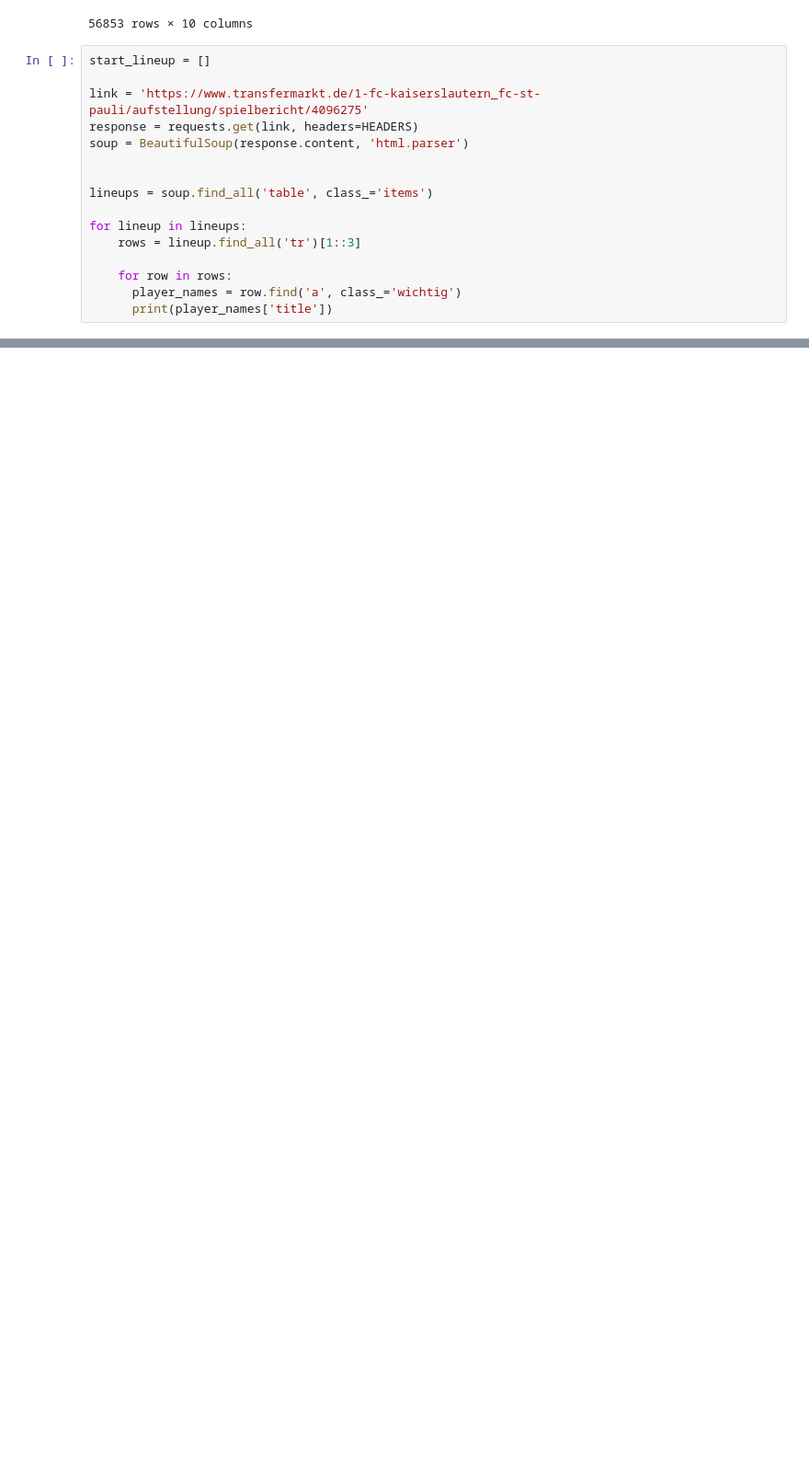
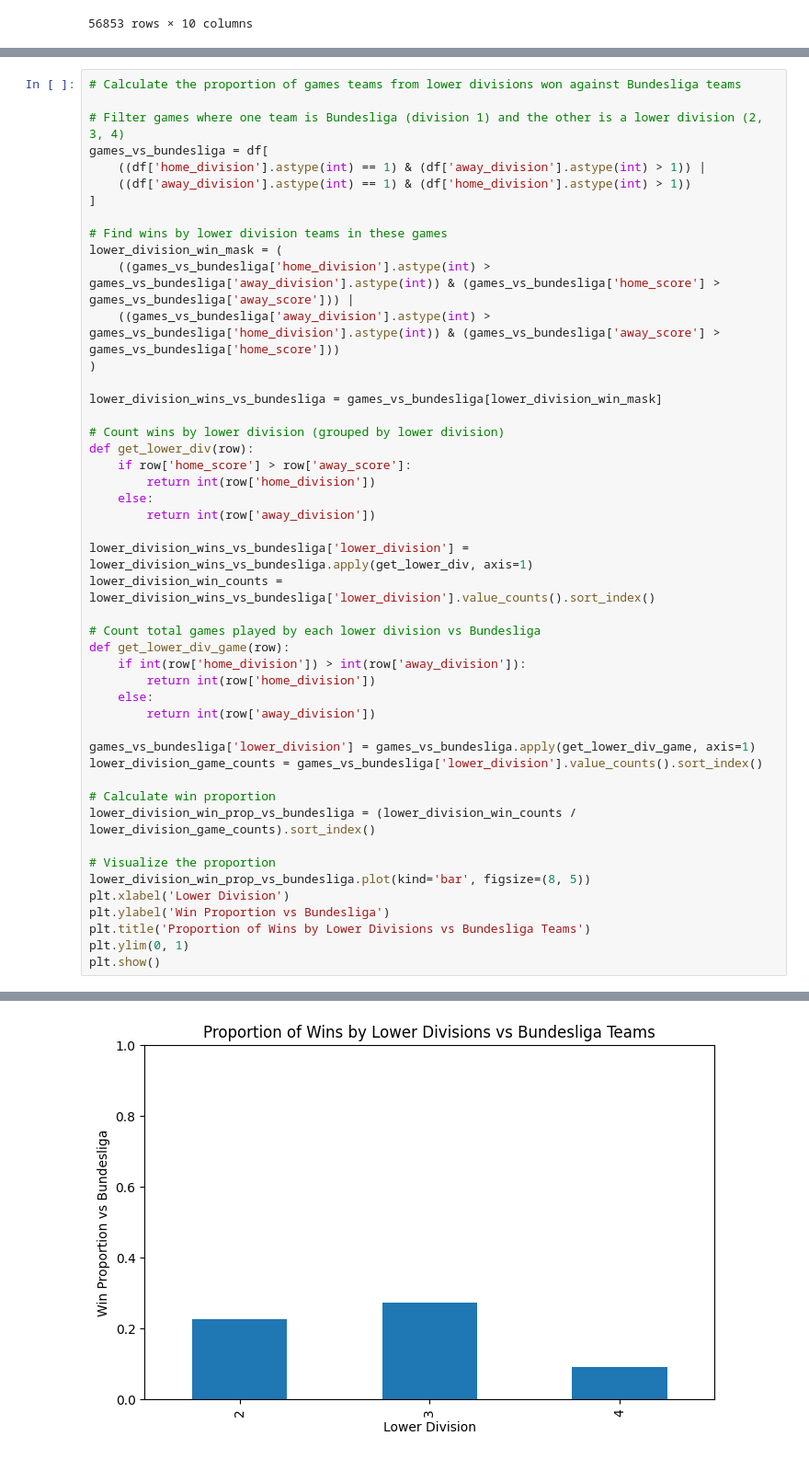
Before and after one commit to armin2080/DFB-Cup, a Jupyter notebook: notebook.ipynb, the cells around one changed output, grey strips where cells are left out. Shown at 92% size. Cells and saved outputs as stored; diff of their text form; blank space fills up the shorter version.

```diff
--- a/notebook.ipynb
+++ b/notebook.ipynb
@@ -431,19 +432,3 @@ combined_df
 | 56851 | 20.08.2024 | 18:30 | Würzburger Kickers | Aschaffenburg | 970 | 6.0 | 5.0 | /spielbericht/index/spielbericht/... | 2024 | ... |
 | 56852 | 03.09.2024 | 18:30 | Würzburger Kickers | FC Ingolstadt | 1.004 | 1.0 | 3.0 | /spielbericht/index/spielbericht/... | 2024 | ... |
 56853 rows × 10 columns
-# %%
-start_lineup = []
-
-link = 'https://www.transfermarkt.de/1-fc-kaiserslautern_fc-st-pauli/aufstellung/spielbericht/4096275'
-response = requests.get(link, headers=HEADERS)
-soup = BeautifulSoup(response.content, 'html.parser')
-
-
-lineups = soup.find_all('table', class_='items')
-
-for lineup in lineups:
-    rows = lineup.find_all('tr')[1::3]
-
-    for row in rows:
-      player_names = row.find('a', class_='wichtig')
-      print(player_names['title'])
@@ -449,0 +821,48 @@ for lineup in lineups:
+# %%
+# Calculate the proportion of games teams from lower divisions won against Bundesliga teams
+
+# Filter games where one team is Bundesliga (division 1) and the other is a lower division (2, 3, 4)
+games_vs_bundesliga = df[
+    ((df['home_division'].astype(int) == 1) & (df['away_division'].astype(int) > 1)) |
+    ((df['away_division'].astype(int) == 1) & (df['home_division'].astype(int) > 1))
+]
+
+# Find wins by lower division teams in these games
+lower_division_win_mask = (
+    ((games_vs_bundesliga['home_division'].astype(int) > games_vs_bundesliga['away_division'].astype(int)) & (games_vs_bundesliga['home_score'] > games_vs_bundesliga['away_score'])) |
+    ((games_vs_bundesliga['away_division'].astype(int) > games_vs_bundesliga['home_division'].astype(int)) & (games_vs_bundesliga['away_score'] > games_vs_bundesliga['home_score']))
+)
+
+lower_division_wins_vs_bundesliga = games_vs_bundesliga[lower_division_win_mask]
+
+# Count wins by lower division (grouped by lower division)
+def get_lower_div(row):
+    if row['home_score'] > row['away_score']:
+        return int(row['home_division'])
+    else:
+        return int(row['away_division'])
+
+lower_division_wins_vs_bundesliga['lower_division'] = lower_division_wins_vs_bundesliga.apply(get_lower_div, axis=1)
+lower_division_win_counts = lower_division_wins_vs_bundesliga['lower_division'].value_counts().sort_index()
+
+# Count total games played by each lower division vs Bundesliga
+def get_lower_div_game(row):
+    if int(row['home_division']) > int(row['away_division']):
+        return int(row['home_division'])
+    else:
+        return int(row['away_division'])
+
+games_vs_bundesliga['lower_division'] = games_vs_bundesliga.apply(get_lower_div_game, axis=1)
+lower_division_game_counts = games_vs_bundesliga['lower_division'].value_counts().sort_index()
+
+# Calculate win proportion
+lower_division_win_prop_vs_bundesliga = (lower_division_win_counts / lower_division_game_counts).sort_index()
+
+# Visualize the proportion
+lower_division_win_prop_vs_bundesliga.plot(kind='bar', figsize=(8, 5))
+plt.xlabel('Lower Division')
+plt.ylabel('Win Proportion vs Bundesliga')
+plt.title('Proportion of Wins by Lower Divisions vs Bundesliga Teams')
+plt.ylim(0, 1)
+plt.show()
+# %% [output]
@@ -449,0 +879 @@ for lineup in lineups:
+[figure, added]
```
Also changed, not shown: parts of 21 cells of this notebook.
